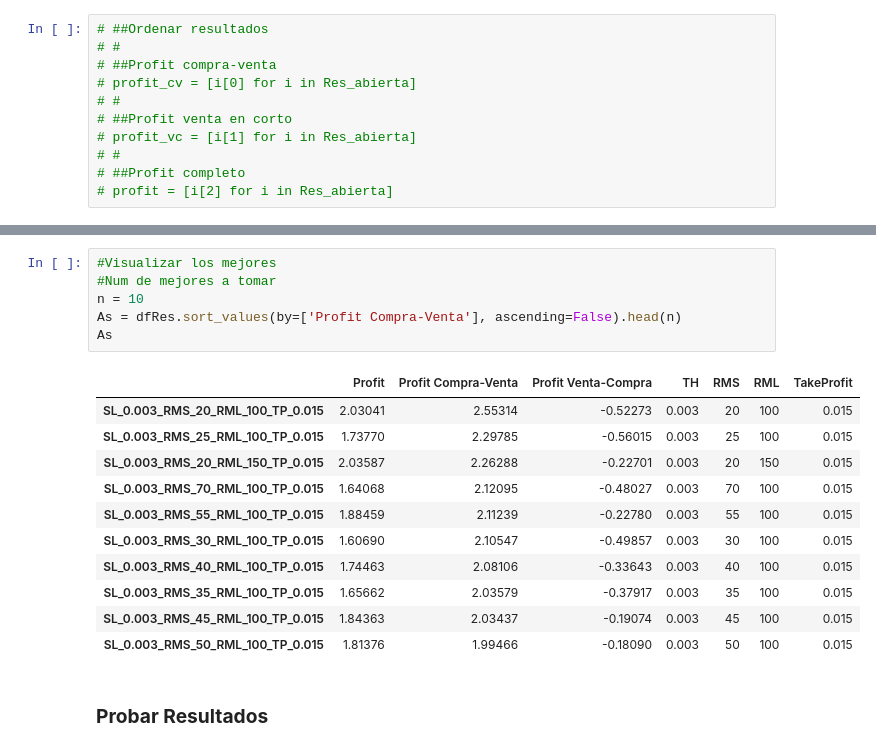
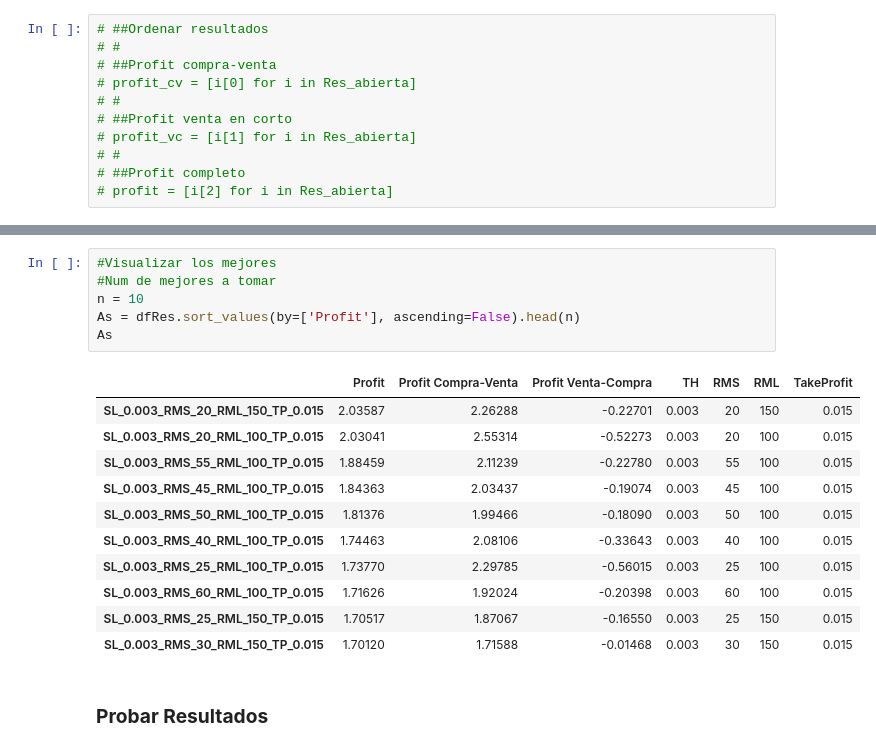
Before and after one commit to jofefloga/Strategies, a Jupyter notebook: MC.ipynb, the cells around one changed output, grey strips where cells are left out. Drawn from its saved outputs; the diff is of its cells as text.

```diff
--- a/MC.ipynb
+++ b/MC.ipynb
@@ -471,21 +515,21 @@ dfRes.head()
 # %%
 #Visualizar los mejores
 #Num de mejores a tomar
 n = 10
-As = dfRes.sort_values(by=['Profit Compra-Venta'], ascending=False).head(n)
+As = dfRes.sort_values(by=['Profit'], ascending=False).head(n)
 As
 # %% [output]
 |  | Profit | Profit Compra-Venta | Profit Venta-Compra | TH | RMS | RML | TakeProfit |
+| SL_0.003_RMS_20_RML_150_TP_0.015 | 2.03587 | 2.26288 | -0.22701 | 0.003 | 20 | 150 | 0.015 |
 | SL_0.003_RMS_20_RML_100_TP_0.015 | 2.03041 | 2.55314 | -0.52273 | 0.003 | 20 | 100 | 0.015 |
-| SL_0.003_RMS_25_RML_100_TP_0.015 | 1.73770 | 2.29785 | -0.56015 | 0.003 | 25 | 100 | 0.015 |
-| SL_0.003_RMS_20_RML_150_TP_0.015 | 2.03587 | 2.26288 | -0.22701 | 0.003 | 20 | 150 | 0.015 |
-| SL_0.003_RMS_70_RML_100_TP_0.015 | 1.64068 | 2.12095 | -0.48027 | 0.003 | 70 | 100 | 0.015 |
 | SL_0.003_RMS_55_RML_100_TP_0.015 | 1.88459 | 2.11239 | -0.22780 | 0.003 | 55 | 100 | 0.015 |
-| SL_0.003_RMS_30_RML_100_TP_0.015 | 1.60690 | 2.10547 | -0.49857 | 0.003 | 30 | 100 | 0.015 |
-| SL_0.003_RMS_40_RML_100_TP_0.015 | 1.74463 | 2.08106 | -0.33643 | 0.003 | 40 | 100 | 0.015 |
-| SL_0.003_RMS_35_RML_100_TP_0.015 | 1.65662 | 2.03579 | -0.37917 | 0.003 | 35 | 100 | 0.015 |
 | SL_0.003_RMS_45_RML_100_TP_0.015 | 1.84363 | 2.03437 | -0.19074 | 0.003 | 45 | 100 | 0.015 |
 | SL_0.003_RMS_50_RML_100_TP_0.015 | 1.81376 | 1.99466 | -0.18090 | 0.003 | 50 | 100 | 0.015 |
+| SL_0.003_RMS_40_RML_100_TP_0.015 | 1.74463 | 2.08106 | -0.33643 | 0.003 | 40 | 100 | 0.015 |
+| SL_0.003_RMS_25_RML_100_TP_0.015 | 1.73770 | 2.29785 | -0.56015 | 0.003 | 25 | 100 | 0.015 |
+| SL_0.003_RMS_60_RML_100_TP_0.015 | 1.71626 | 1.92024 | -0.20398 | 0.003 | 60 | 100 | 0.015 |
+| SL_0.003_RMS_25_RML_150_TP_0.015 | 1.70517 | 1.87067 | -0.16550 | 0.003 | 25 | 150 | 0.015 |
+| SL_0.003_RMS_30_RML_150_TP_0.015 | 1.70120 | 1.71588 | -0.01468 | 0.003 | 30 | 150 | 0.015 |
 # %% [markdown]
 ### **Probar Resultados**
 # %%
```
Also changed, not shown: parts of 30 cells of this notebook, 1 other file.
